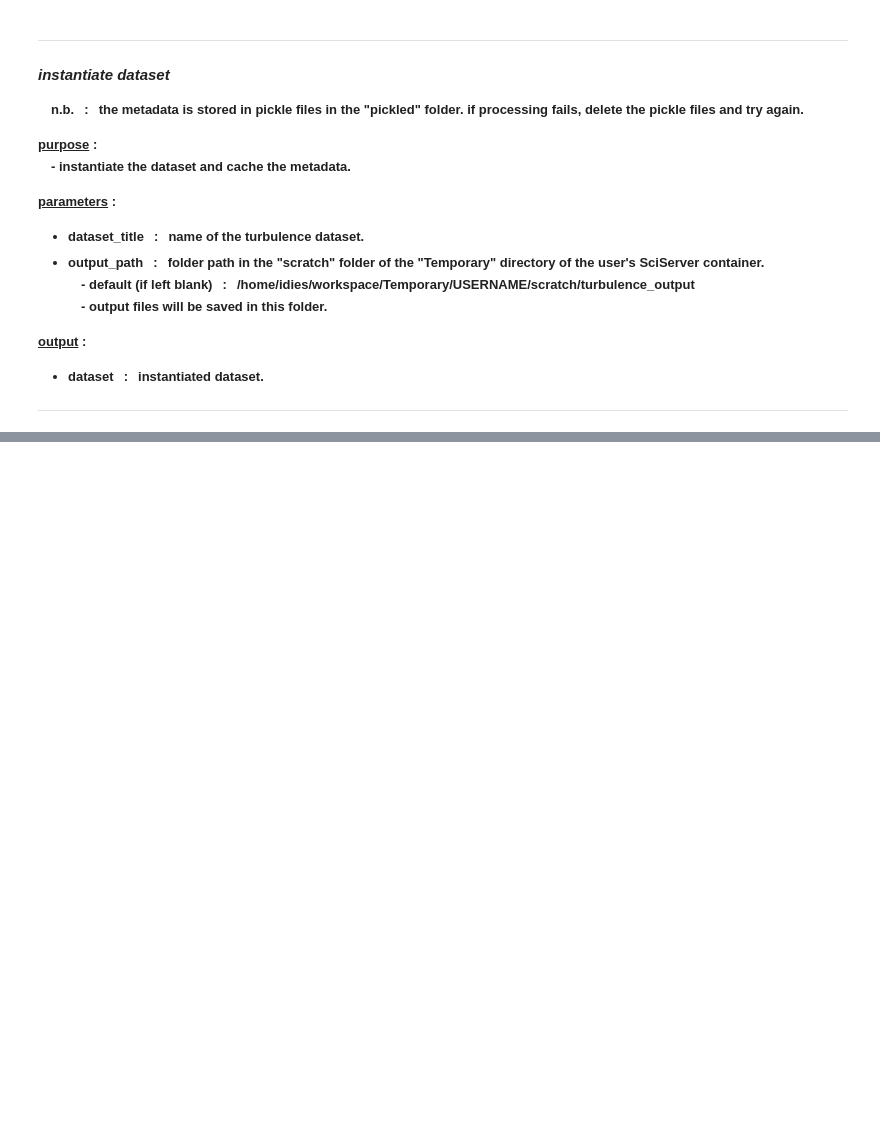
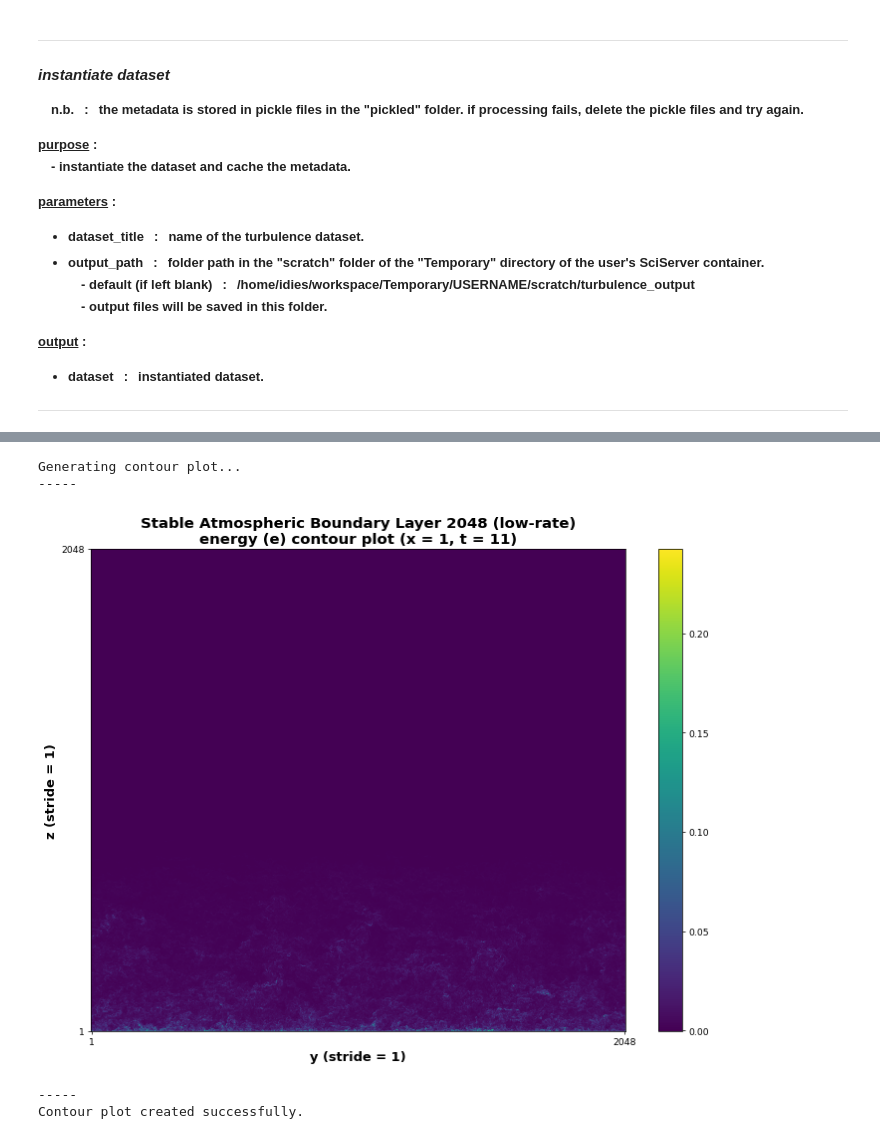
Before and after one commit to ariellubonja/visualize-turbulence-data, a Jupyter notebook: turbulence_data_processing.ipynb, the cells around one changed output, grey strips where cells are left out. Drawn from its saved outputs; the diff is of its cells as text; code cells hidden in the pictures; blank space fills up the shorter version.

Commit message:
Create plots for all ncar datasets as a Job

```diff
--- a/turbulence_data_processing.ipynb
+++ b/turbulence_data_processing.ipynb
@@ -184,31 +199,30 @@ Exception: /home/idies/workspace/turb/data03_01/zarr/sabl2048b_03_prod/sabl2048b
 # %%
+from giverny.turbulence_gizmos.basic_gizmos import *
+
 """
 contour plot
 """
-from giverny.turbulence_gizmos.basic_gizmos import *
+def contour_plot(x_range, y_range, z_range, output_filename=f'turbulence_plane-contour_plot-ncar'):
+    # user-defined parameters.
+    # -----
+    x_plot_range = x_range
+    # x_plot_range = [1, 2048]
+    # x_plot_range = [1, 1]
 
-# user-defined parameters.
-# -----
-x_plot_range = x_range
-# x_plot_range = [1, 2048]
-# x_plot_range = [1, 1]
+    y_plot_range = y_range
+    # y_plot_range = [1, 2048]
+    # y_plot_range = [1, 1]
 
-y_plot_range = y_range
-# y_plot_range = [1, 2048]
-# y_plot_range = [1, 1]
+    z_plot_range = z_range
+    # z_plot_range = [1, 2048]
+    # z_plot_range = [1, 1]
 
-z_plot_range = z_range
-# z_plot_range = [1, 2048]
-# z_plot_range = [1, 1]
+    value_index = 1
 
-value_index = 1
+    # use the tools and contour plot gizmo.
+    # -----
+    # combine all of the plot axis ranges together for simplicity.
+    plot_ranges = assemble_axis_data([x_plot_range, y_plot_range, z_plot_range])
 
-output_filename = f'turbulence_plane-contour_plot-ncar.png'
-
-# use the tools and contour plot gizmo.
-# -----
-# combine all of the plot axis ranges together for simplicity.
-plot_ranges = assemble_axis_data([x_plot_range, y_plot_range, z_plot_range])
-
-# create the contour plot.
-contourPlot(dataset, value_index, cutout_data, plot_ranges, axes_ranges, strides, output_filename)
+    # create the contour plot.
+    contourPlot(dataset, value_index, cutout_data, plot_ranges, axes_ranges, strides, output_filename)
@@ -429,0 +229,8 @@ NameError: name 'getVelocity' is not defined
+# %%
+contour_plot(x_range, y_range, z_range)
+# %% [output]
+Generating contour plot...
+-----
+[figure, added]
+-----
+Contour plot created successfully.
```
Also changed, not shown: parts of 12 cells of this notebook.
